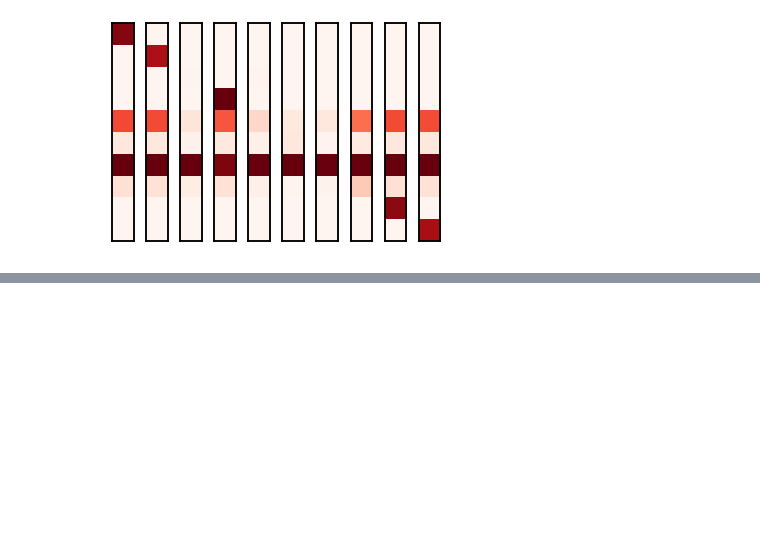
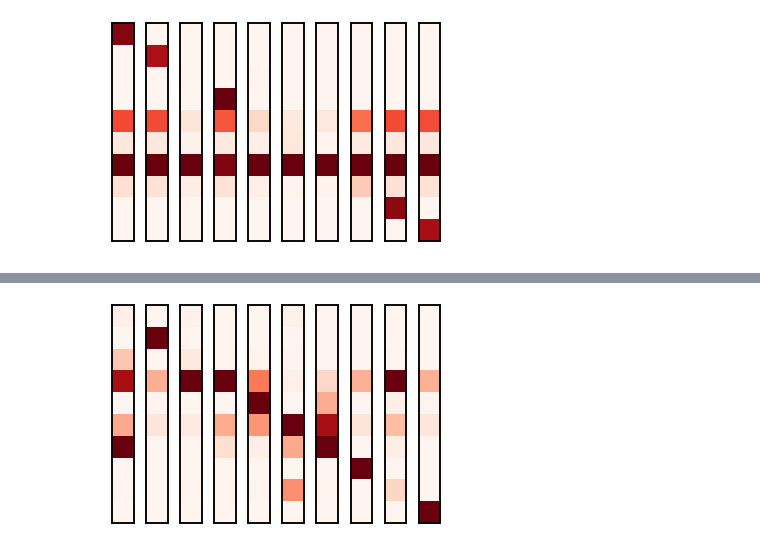
Before and after one commit to muhammadyaseen/vae-disentanglement, a Jupyter notebook: notebooks/PerturbationTesting.ipynb, the cells around one changed output, grey strips where cells are left out. Saved outputs shown, nothing was run; the diff lists cells and outputs as text; code cells hidden in the pictures; blank space fills up the shorter version.

```diff
--- a/notebooks/PerturbationTesting.ipynb
+++ b/notebooks/PerturbationTesting.ipynb
@@ -138,0 +172,4 @@ visualize_change(diffs[30])
+# %%
+visualize_change(diffs[1])
+# %% [output]
+[figure, added]
```
Also changed, not shown: parts of 14 cells of this notebook, 3 other files.
